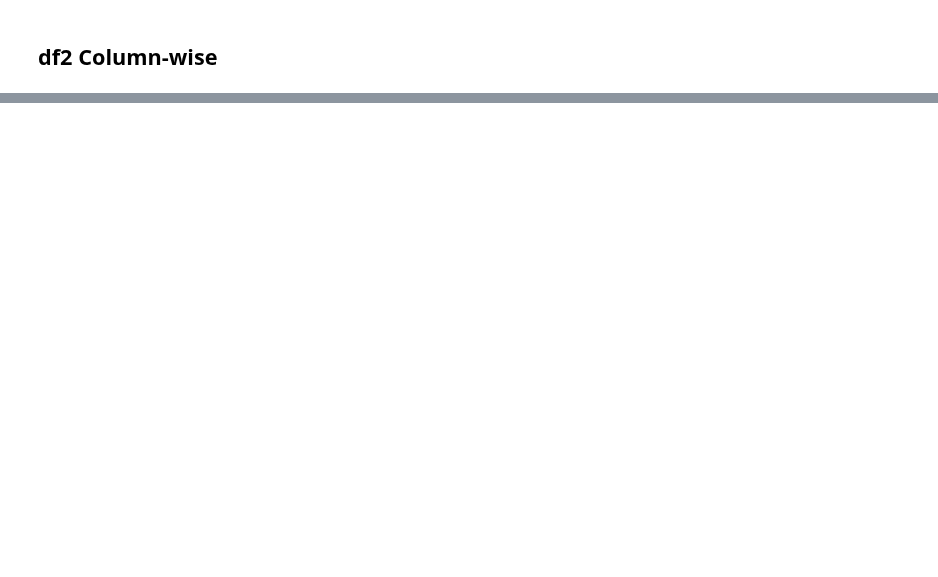
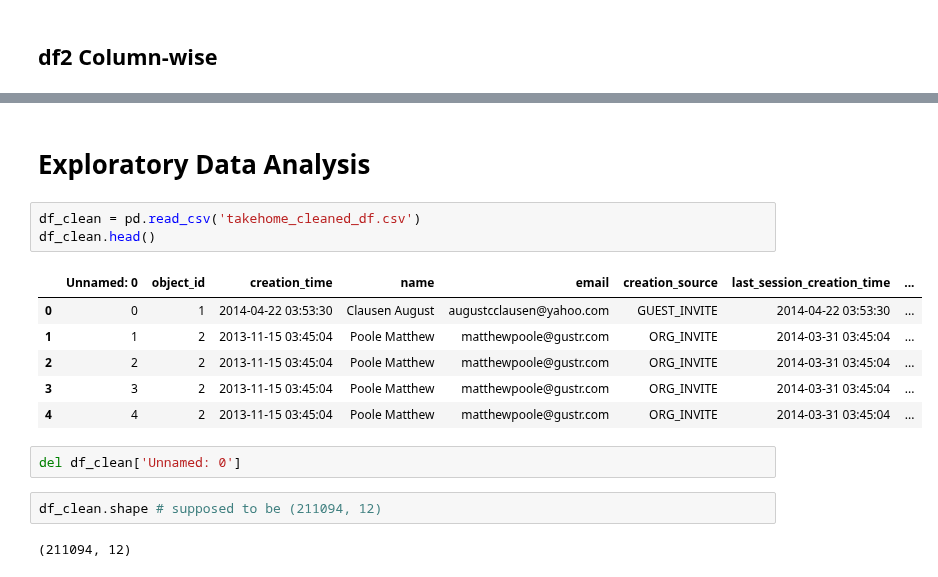
Before and after one commit to Jeyramana/GUVI_Assignments, a Jupyter notebook: Assignment_3/user.ipynb, the cells around one changed output, grey strips where cells are left out. Saved outputs shown, nothing was run; the diff lists cells and outputs as text; blank space fills up the shorter version.

```diff
--- a/Assignment_3/user.ipynb
+++ b/Assignment_3/user.ipynb
@@ -123,0 +439,18 @@ df1.email.value_counts()
+# %% [markdown]
+# Exploratory Data Analysis
+# %%
+df_clean = pd.read_csv('takehome_cleaned_df.csv')
+df_clean.head()
+# %% [output]
+|  | Unnamed: 0 | object_id | creation_time | name | email | creation_source | last_session_creation_time | ... |
+| 0 | 0 | 1 | 2014-04-22 03:53:30 | Clausen August | augustcclausen@yahoo.com | GUEST_INVITE | 2014-04-22 03:53:30 | ... |
+| 1 | 1 | 2 | 2013-11-15 03:45:04 | Poole Matthew | matthewpoole@gustr.com | ORG_INVITE | 2014-03-31 03:45:04 | ... |
+| 2 | 2 | 2 | 2013-11-15 03:45:04 | Poole Matthew | matthewpoole@gustr.com | ORG_INVITE | 2014-03-31 03:45:04 | ... |
+| 3 | 3 | 2 | 2013-11-15 03:45:04 | Poole Matthew | matthewpoole@gustr.com | ORG_INVITE | 2014-03-31 03:45:04 | ... |
+| 4 | 4 | 2 | 2013-11-15 03:45:04 | Poole Matthew | matthewpoole@gustr.com | ORG_INVITE | 2014-03-31 03:45:04 | ... |
+# %%
+del df_clean['Unnamed: 0']
+# %%
+df_clean.shape # supposed to be (211094, 12)
+# %% [output]
+(211094, 12)
```
Also changed, not shown: parts of 67 cells of this notebook, 1 other file.
